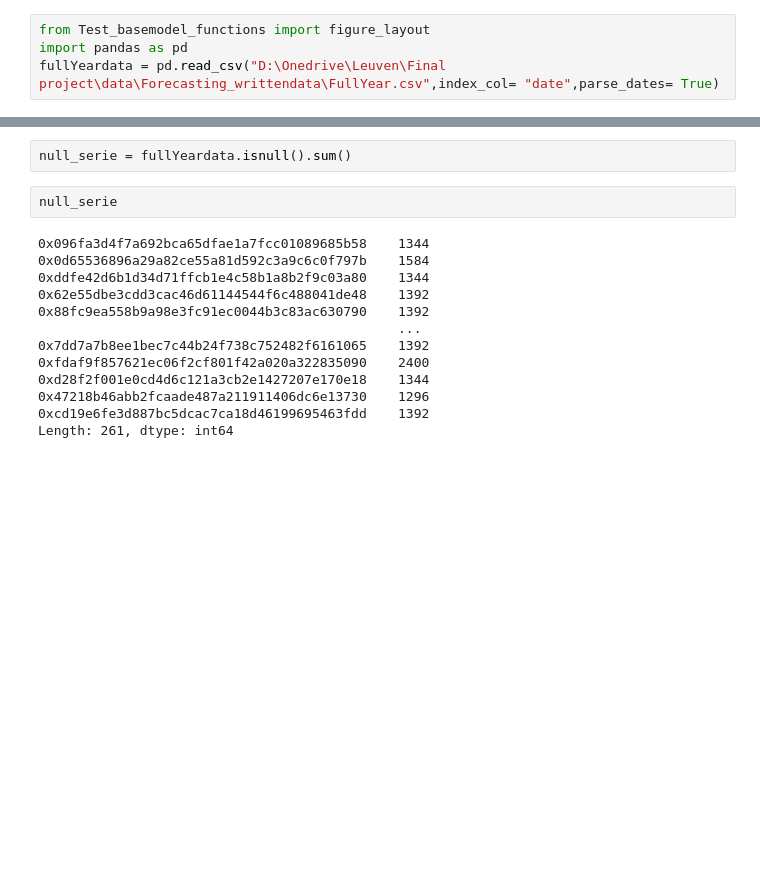
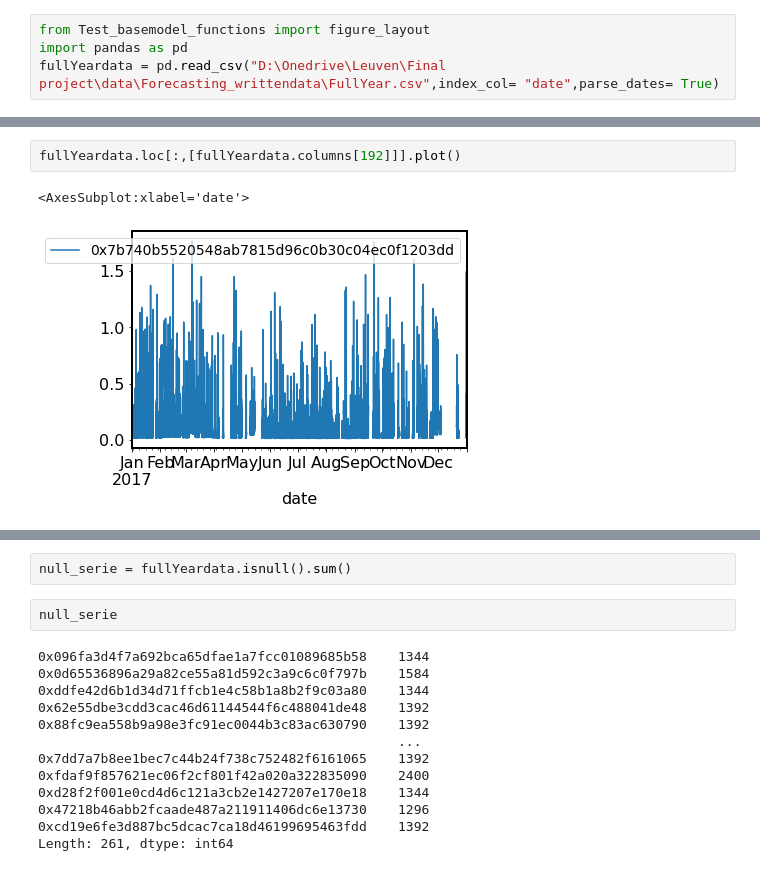
Before and after one commit to StijnStaring/TS_code, a Jupyter notebook: Forecasting/basemodel/select_most_rich_series.ipynb, the cells around one changed output, grey strips where cells are left out. Drawn from its saved outputs; the diff is of its cells as text; blank space fills up the shorter version.

```diff
--- a/Forecasting/basemodel/select_most_rich_series.ipynb
+++ b/Forecasting/basemodel/select_most_rich_series.ipynb
@@ -4,0 +10,5 @@ fullYeardata = pd.read_csv("D:\Onedrive\Leuven\Final project\data\Forecasting_wr
+# %%
+fullYeardata.loc[:,[fullYeardata.columns[192]]].plot()
+# %% [output]
+<AxesSubplot:xlabel='date'>
+[figure, added]
```
Also changed, not shown: parts of 3 cells of this notebook, 6 other files.
